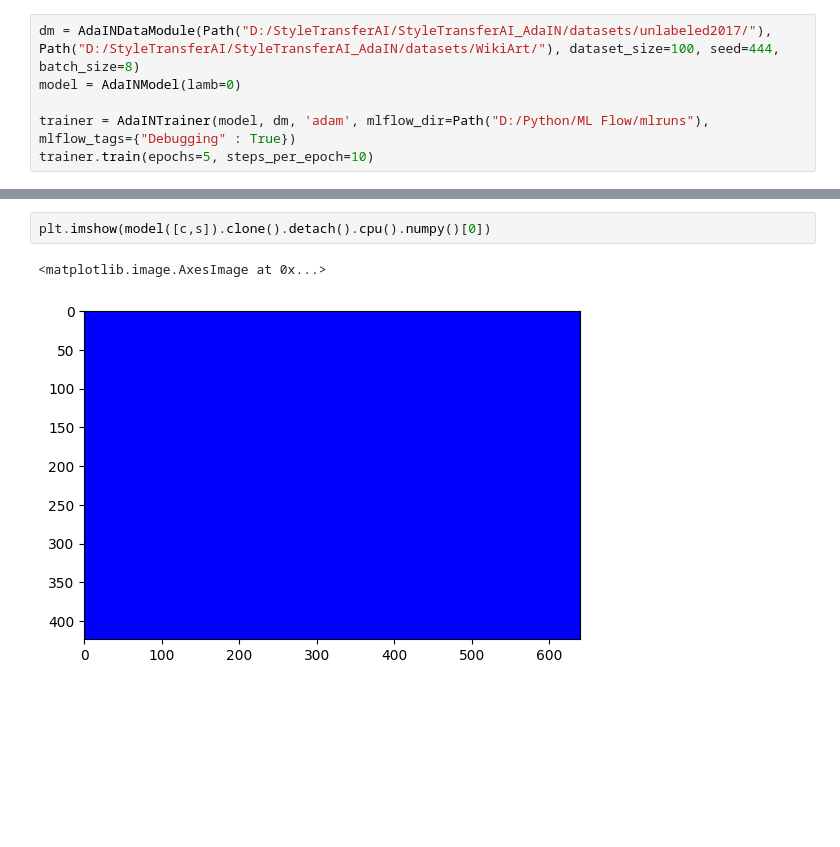
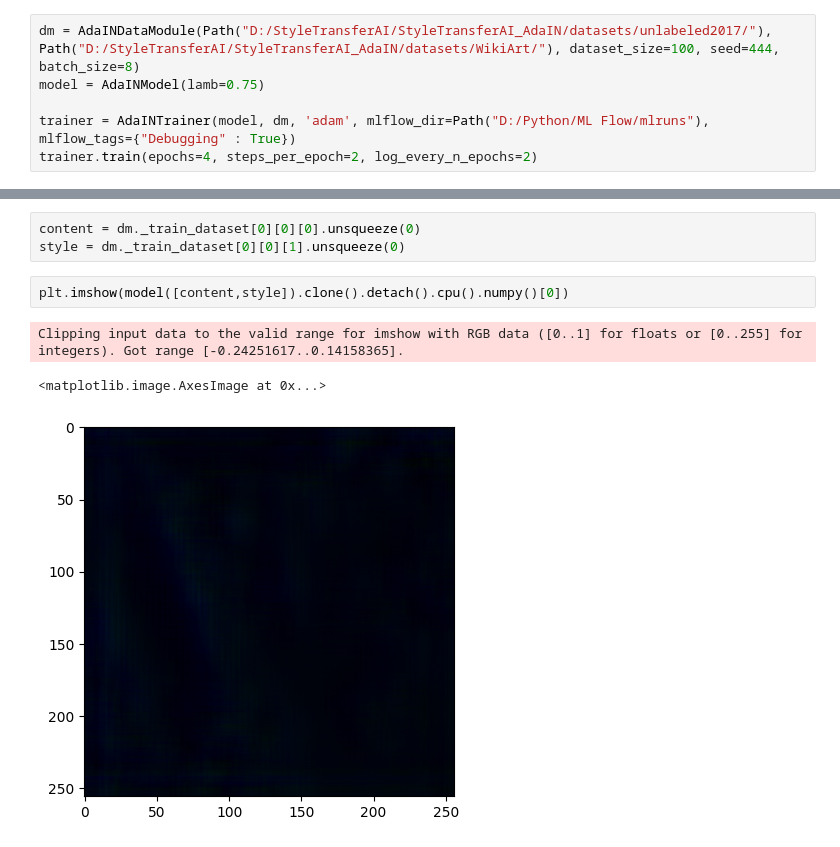
Before and after one commit to YoanBoute/StyleTransferAI-based-on-AdaIN, a Jupyter notebook: tests.ipynb, the cells around one changed output, grey strips where cells are left out. Cells and saved outputs as stored; diff of their text form; blank space fills up the shorter version.

Commit message:
Log model every n epochs during training (to be crash resilient)

```diff
--- a/tests.ipynb
+++ b/tests.ipynb
@@ -86,9 +47,9 @@ class AdaINTrainer() :
 # %%
 dm = AdaINDataModule(Path("D:/StyleTransferAI/StyleTransferAI_AdaIN/datasets/unlabeled2017/"), Path("D:/StyleTransferAI/StyleTransferAI_AdaIN/datasets/WikiArt/"), dataset_size=100, seed=444, batch_size=8)
-model = AdaINModel(lamb=0)
+model = AdaINModel(lamb=0.75)
 
 trainer = AdaINTrainer(model, dm, 'adam', mlflow_dir=Path("D:/Python/ML Flow/mlruns"), mlflow_tags={"Debugging" : True})
-trainer.train(epochs=5, steps_per_epoch=10)
+trainer.train(epochs=4, steps_per_epoch=2, log_every_n_epochs=2)
 # %% [output]
 Initiating datasets...
 Compiling the model...
@@ -111,5 +73,9 @@ The training is complete ! The model and its performances have been logged in ML
+# %%
+content = dm._train_dataset[0][0][0].unsqueeze(0)
+style = dm._train_dataset[0][0][1].unsqueeze(0)
 # %%
-plt.imshow(model([c,s]).clone().detach().cpu().numpy()[0])
+plt.imshow(model([content,style]).clone().detach().cpu().numpy()[0])
 # %% [output]
-<matplotlib.image.AxesImage at 0x...>
+Clipping input data to the valid range for imshow with RGB data ([0..1] for floats or [0..255] for integers). Got range [-0.24251617..0.14158365].
+<matplotlib.image.AxesImage at 0x...>
-[figure, old version]
+[figure, new version]
```
Also changed, not shown: parts of 5 cells of this notebook, 2 other files.
